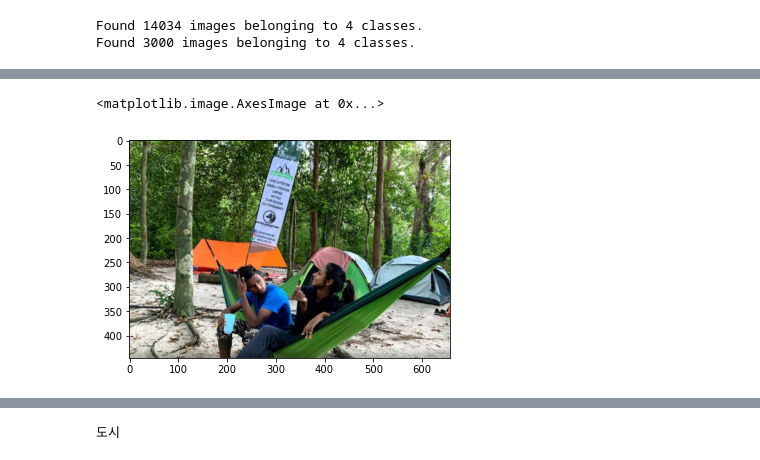
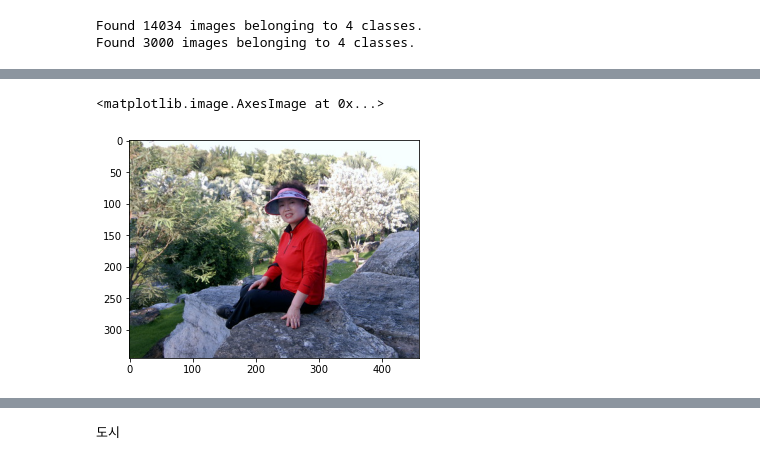
Before and after one commit to k2h2j3/capstoneproject, a Jupyter notebook: travelmodel.ipynb, the cells around one changed output, grey strips where cells are left out. Cells and saved outputs as stored; diff of their text form; code cells hidden in the pictures.

```diff
--- a/travelmodel.ipynb
+++ b/travelmodel.ipynb
@@ -178,10 +177,10 @@ plt.legend()
 from IPython.display import Image
 from matplotlib.image import imread
 # %%
-img = imread("C:/aiproject/pred/sample.jpg")
+img = imread("C:/aiproject/pred/sample2.jfif")
 plt.imshow(img)
 # %% [output]
 <matplotlib.image.AxesImage at 0x...>
-[figure, old version]
+[figure, new version]
 # %%
 from skimage.transform import resize
```
Also changed, not shown: parts of 9 cells of this notebook.
